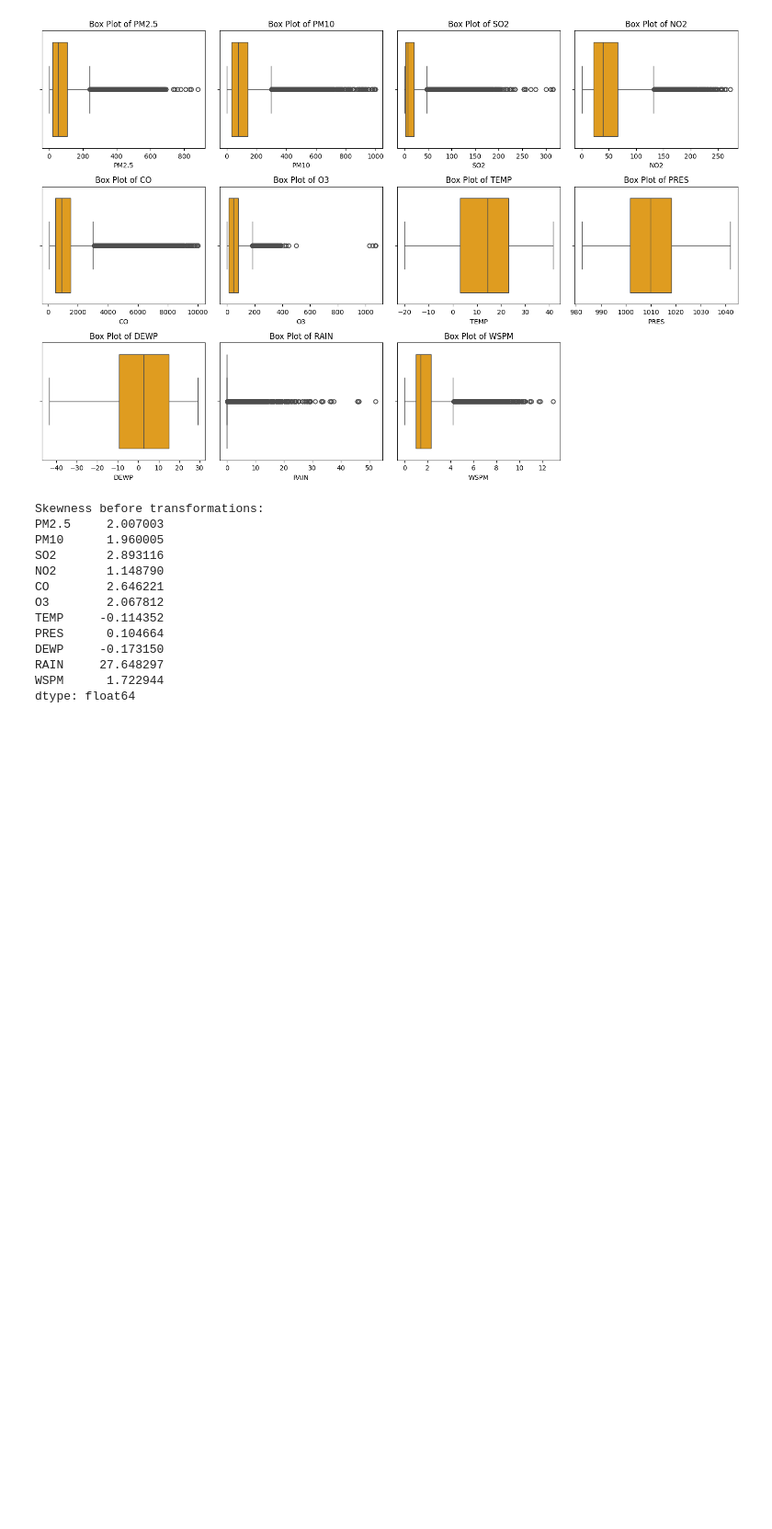
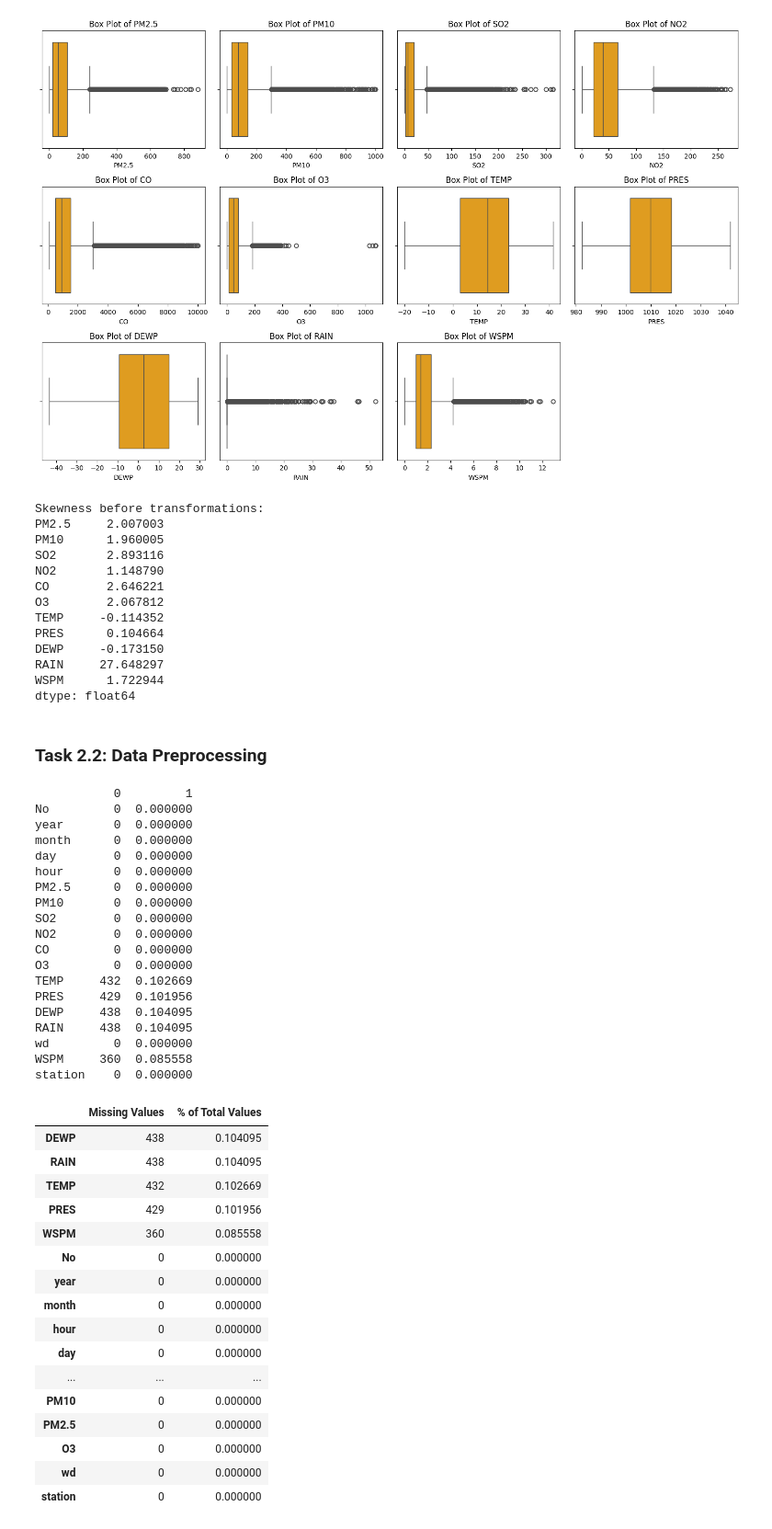
Before and after one commit to crogers-cardiffmet/Data-Analysis, a Jupyter notebook: PRAC1.ipynb, the cells around one changed output. Shown: that part at 92% size. Drawn from its saved outputs; the diff is of its cells as text; code cells hidden in the pictures; blank space fills up the shorter version.

Commit message:
Next part of Task 2: Data Preprocessing

```diff
--- a/PRAC1.ipynb
+++ b/PRAC1.ipynb
@@ -227,3 +227,53 @@ DEWP     -0.173150
 RAIN     27.648297
 WSPM      1.722944
 dtype: float64
+# %% [markdown]
+### **Task 2.2: Data Preprocessing**
+# %%
+numerical_columns = ['PM2.5', 'PM10', 'SO2', 'NO2', 'CO', 'O3']
+for col in numerical_columns:
+    df[col].fillna(df[col].median(), inplace=True)
+
+categorical_columns = ['station', 'wd']
+for col in categorical_columns:
+    df[col].fillna(df[col].mode()[0], inplace=True)
+# %%
+missing_values = missing_values_table(df)
+missing_values.style.background_gradient(cmap='Oranges')
+# %% [output]
+           0         1
+No         0  0.000000
+year       0  0.000000
+month      0  0.000000
+day        0  0.000000
+hour       0  0.000000
+PM2.5      0  0.000000
+PM10       0  0.000000
+SO2        0  0.000000
+NO2        0  0.000000
+CO         0  0.000000
+O3         0  0.000000
+TEMP     432  0.102669
+PRES     429  0.101956
+DEWP     438  0.104095
+RAIN     438  0.104095
+wd         0  0.000000
+WSPM     360  0.085558
+station    0  0.000000
+|  | Missing Values | % of Total Values |
+| DEWP | 438 | 0.104095 |
+| RAIN | 438 | 0.104095 |
+| TEMP | 432 | 0.102669 |
+| PRES | 429 | 0.101956 |
+| WSPM | 360 | 0.085558 |
+| No | 0 | 0.000000 |
+| year | 0 | 0.000000 |
+| month | 0 | 0.000000 |
+| hour | 0 | 0.000000 |
+| day | 0 | 0.000000 |
+| ... | ... | ... |
+| PM10 | 0 | 0.000000 |
+| PM2.5 | 0 | 0.000000 |
+| O3 | 0 | 0.000000 |
+| wd | 0 | 0.000000 |
+| station | 0 | 0.000000 |
```
Also changed, not shown: parts of 8 cells of this notebook.
